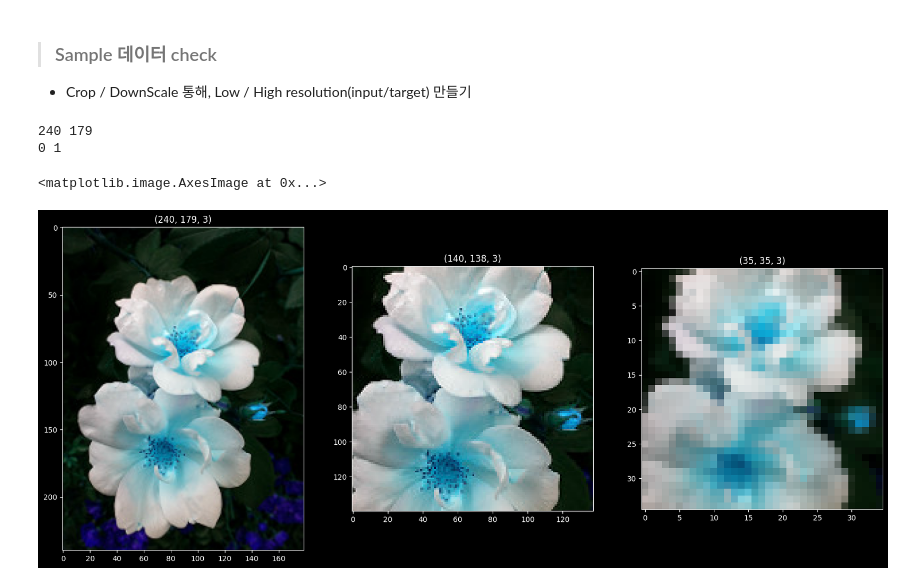
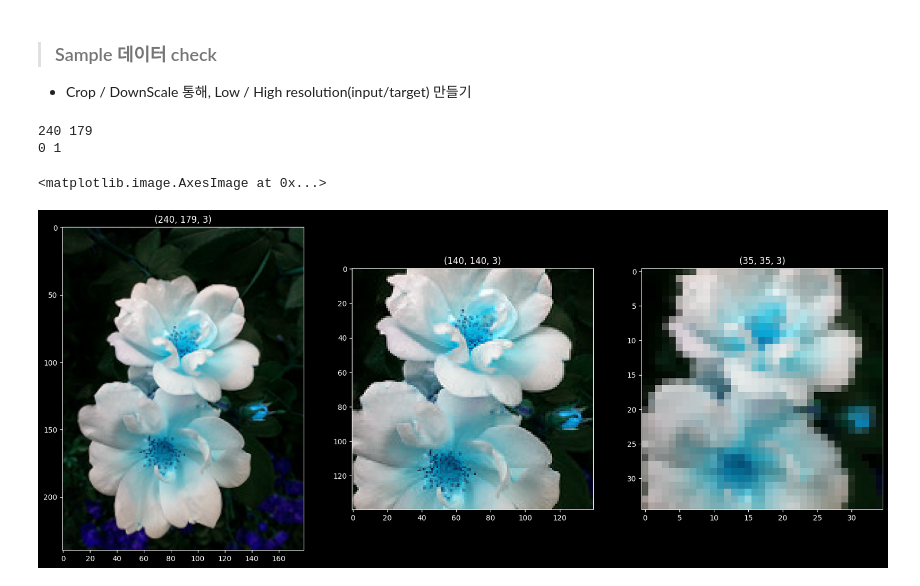
Before and after one commit to Hot-KimChi/ML_DL_study, a Jupyter notebook: 4_Deep Learning/4_keras_web/02_Enhanced Deep Residual Networks for single-image super-resolution.ipynb, the cells around one changed output. Drawn from its saved outputs; the diff is of its cells as text; code cells hidden in the pictures.

Commit message:
make sure squre size.

```diff
--- a/4_Deep Learning/4_keras_web/02_Enhanced Deep Residual Networks for single-image super-resolution.ipynb
+++ b/4_Deep Learning/4_keras_web/02_Enhanced Deep Residual Networks for single-image super-resolution.ipynb
@@ -73,7 +70,7 @@ print(image_list[:3])
 # %% [markdown]
 >### 데이터 출력
 # %%
-roses = list(data_dir.glob('roses/*'))
+roses = sorted(list(data_dir.glob('roses/*')))
 print(roses[0])
 
 roses_cnt = len(roses)
@@ -112,32 +109,32 @@ odd_h = 0
 odd_w = 0
 if h % 2 == 1:
     odd_h = 1
 if w % 2 == 1:
     odd_w = 1
 
 wnt_size = 140
 
 print(odd_h, odd_w)
 
 plt.figure(figsize=(20,20))
 plt.subplot(1, 3, 1)
 plt.title(img_sample.shape)
 plt.imshow(img_sample)
 
 ## 정사각형으로 이미지 자르기
-crop_sample = img_sample[round((h-wnt_size)/2)+odd_h:round(-(h-wnt_size)/2), round((w-wnt_size)/2)+odd_w:round(-(w-wnt_size)/2), :]
+crop_sample = img_sample[round((h-wnt_size)/2)+odd_h:round(-(h-wnt_size)/2), round((w-wnt_size)/2)-odd_w:round(-(w-wnt_size)/2), :]
 plt.subplot(1, 3, 2)
 plt.title(crop_sample.shape)
 plt.imshow(crop_sample)
 
 ## 정사각형 이미지를 pyramid_reduce를 통해서 downscale한다.
 from skimage.transform import pyramid_reduce
 down_sample = pyramid_reduce(crop_sample, downscale=4, multichannel=True)
 plt.subplot(1, 3, 3)
 plt.title(down_sample.shape)
 plt.imshow(down_sample)
 # %% [output]
 240 179
 0 1
 <matplotlib.image.AxesImage at 0x...>
-[figure, old version]
+[figure, new version]
```
Also changed, not shown: parts of 1 cell of this notebook.
